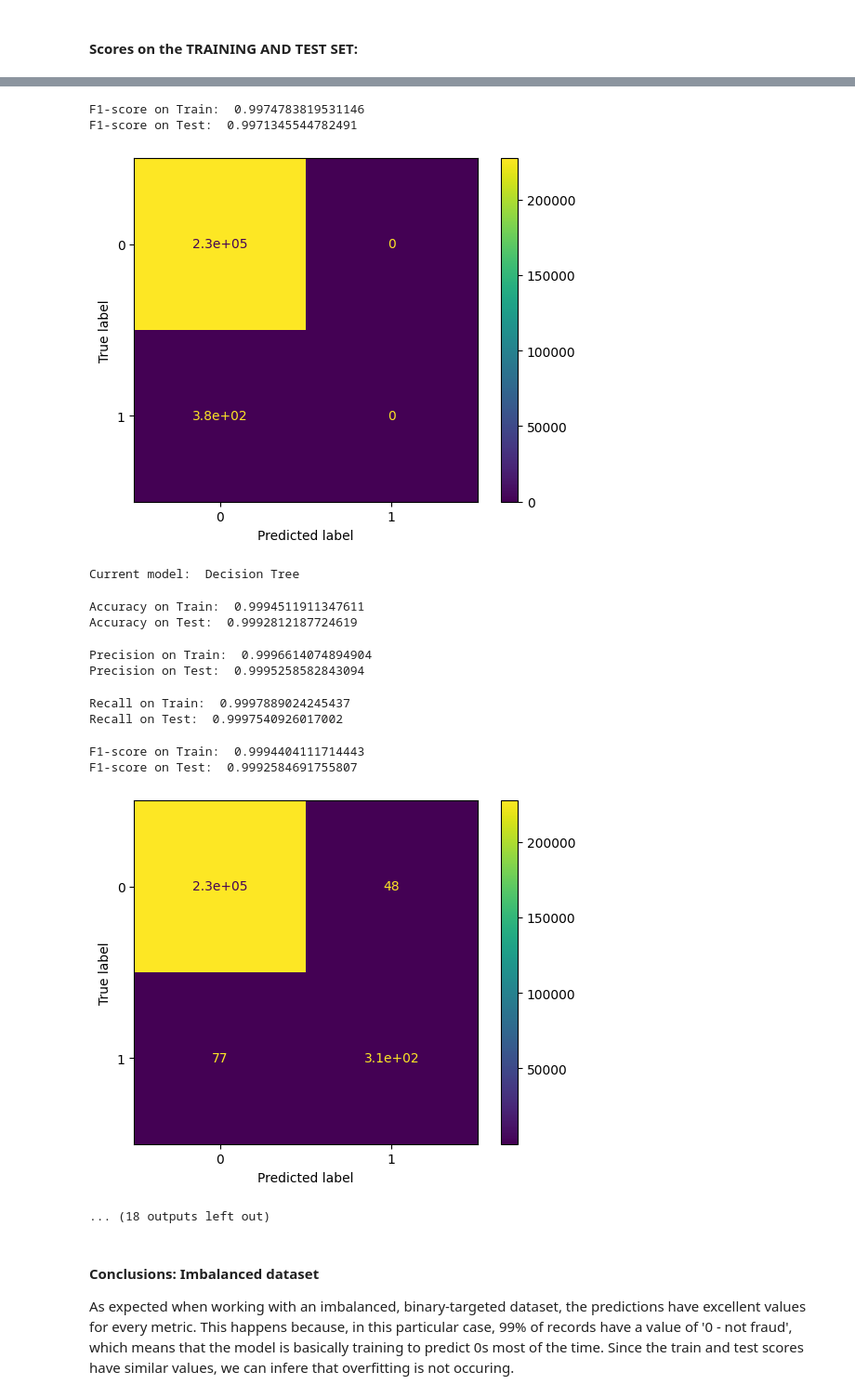
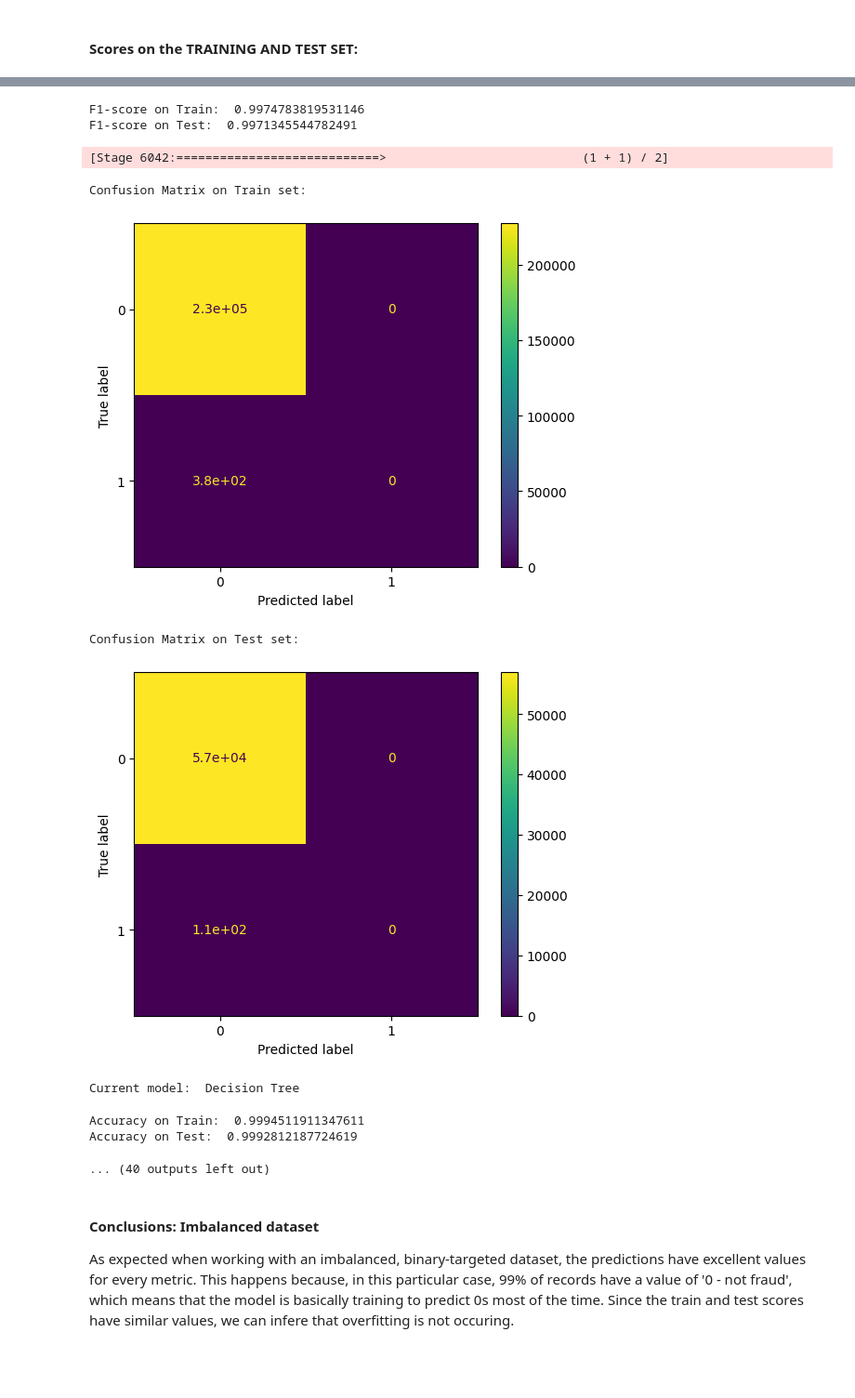
Before and after one commit to Sandokhan/creditcard-egd, a Jupyter notebook: mlModels.ipynb, the cells around one changed output, grey strips where cells are left out. Shown at 93% size. Drawn from its saved outputs; the diff is of its cells as text; code cells hidden in the pictures; blank space fills up the shorter version.

Commit message:
completed confusion matrices

```diff
--- a/mlModels.ipynb
+++ b/mlModels.ipynb
@@ -175,52 +181,60 @@ for model, model_name in zip(list_of_models, list_of_model_names):
     precision_score_train = precision_evaluator.evaluate(train_pred)
     precision_score_test = precision_evaluator.evaluate(test_pred)
     print('Precision on Train: ', precision_score_train)
     print('Precision on Test: ', precision_score_test)
 
     # get recall on train and test set
     recall_evaluator = MulticlassClassificationEvaluator(predictionCol='Class_Prediction', labelCol='Class', metricName='recallByLabel')
     recall_score_train = recall_evaluator.evaluate(train_pred)
     recall_score_test = recall_evaluator.evaluate(test_pred)
     print('Recall on Train: ', recall_score_train)
     print('Recall on Test: ', recall_score_test)
 
     # get f1-score on train and test set
     f1_evaluator = MulticlassClassificationEvaluator(predictionCol='Class_Prediction', labelCol='Class', metricName='f1')
     f1_score_train = f1_evaluator.evaluate(train_pred)
     f1_score_test = f1_evaluator.evaluate(test_pred)
     print('F1-score on Train: ', f1_score_train)
     print('F1-score on Test: ', f1_score_test)
 
-    # get confusion matrix on train and test set
-    preds_and_labels = train_pred.withColumn("Class_Prediction", train_pred["Class_Prediction"].cast(DoubleType())).withColumn("Class", train_pred["Class"].cast(DoubleType()))
-    preds_and_labels = preds_and_labels.select(['Class_Prediction', 'Class'])
-    metrics = MulticlassMetrics(preds_and_labels.rdd)
-    cm_arr = metrics.confusionMatrix().toArray().astype(float)
-    cm_disp = ConfusionMatrixDisplay(confusion_matrix=cm_arr)
-    cm_disp.plot()
+    # get confusion matrix on train set
+    preds_and_labels_train = train_pred.withColumn("Class_Prediction", train_pred["Class_Prediction"].cast(DoubleType())).withColumn("Class", train_pred["Class"].cast(DoubleType()))
+    preds_and_labels_train = preds_and_labels_train.select(['Class_Prediction', 'Class'])
+    metrics_train = MulticlassMetrics(preds_and_labels_train.rdd)
+    cm_arr_train = metrics_train.confusionMatrix().toArray().astype(float)
+    cm_disp_train = ConfusionMatrixDisplay(confusion_matrix=cm_arr_train)
+    print('Confusion Matrix on Train set:')
+    cm_disp_train.plot()
     plt.show()
+
+    # get confusion matrix on test set
+    preds_and_labels_test = test_pred.withColumn("Class_Prediction", test_pred["Class_Prediction"].cast(DoubleType())).withColumn("Class", test_pred["Class"].cast(DoubleType()))
+    preds_and_labels_test = preds_and_labels_test.select(['Class_Prediction', 'Class'])
+    metrics_test = MulticlassMetrics(preds_and_labels_test.rdd)
+    cm_arr_test = metrics_test.confusionMatrix().toArray().astype(float)
+    cm_disp_test = ConfusionMatrixDisplay(confusion_matrix=cm_arr_test)
+    print('Confusion Matrix on Test set:')
+    cm_disp_test.plot()
+    plt.show()
 # %% [output]
 Current model:  Logistic Regression
 Accuracy on Train:  0.9983184496369081
 Accuracy on Test:  0.9980890938097158
 Precision on Train:  0.9983184496369081
 Precision on Test:  0.9980890938097158
 Recall on Train:  1.0
 Recall on Test:  1.0
 F1-score on Train:  0.9974783819531146
 F1-score on Test:  0.9971345544782491
-[figure]
-Current model:  Decision Tree
+[Stage 6042:============================>                           (1 + 1) / 2]
-Accuracy on Train:  0.9994511911347611
-Accuracy on Test:  0.9992812187724619
+Confusion Matrix on Train set:
+[figure]
-Precision on Train:  0.9996614074894904
-Precision on Test:  0.9995258582843094
+Confusion Matrix on Test set:
+[figure, new version]
-Recall on Train:  0.9997889024245437
-Recall on Test:  0.9997540926017002
+Current model:  Decision Tree
-F1-score on Train:  0.9994404111714443
-F1-score on Test:  0.9992584691755807
+Accuracy on Train:  0.9994511911347611
+Accuracy on Test:  0.9992812187724619
-[figure, old version]
-... (18 outputs left out)
+... (40 outputs left out)
 # %% [markdown]
 #### Conclusions: Imbalanced dataset
 As expected when working with an imbalanced, binary-targeted dataset, the predictions have excellent values for every metric. This happens because, in this particular case, 99% of records have a value of '0 - not fraud', which means that the model is basically training to predict 0s most of the time. Since the train and test scores have similar values, we can infere that overfitting is not occuring.
```
Also changed, not shown: parts of 7 cells of this notebook.
